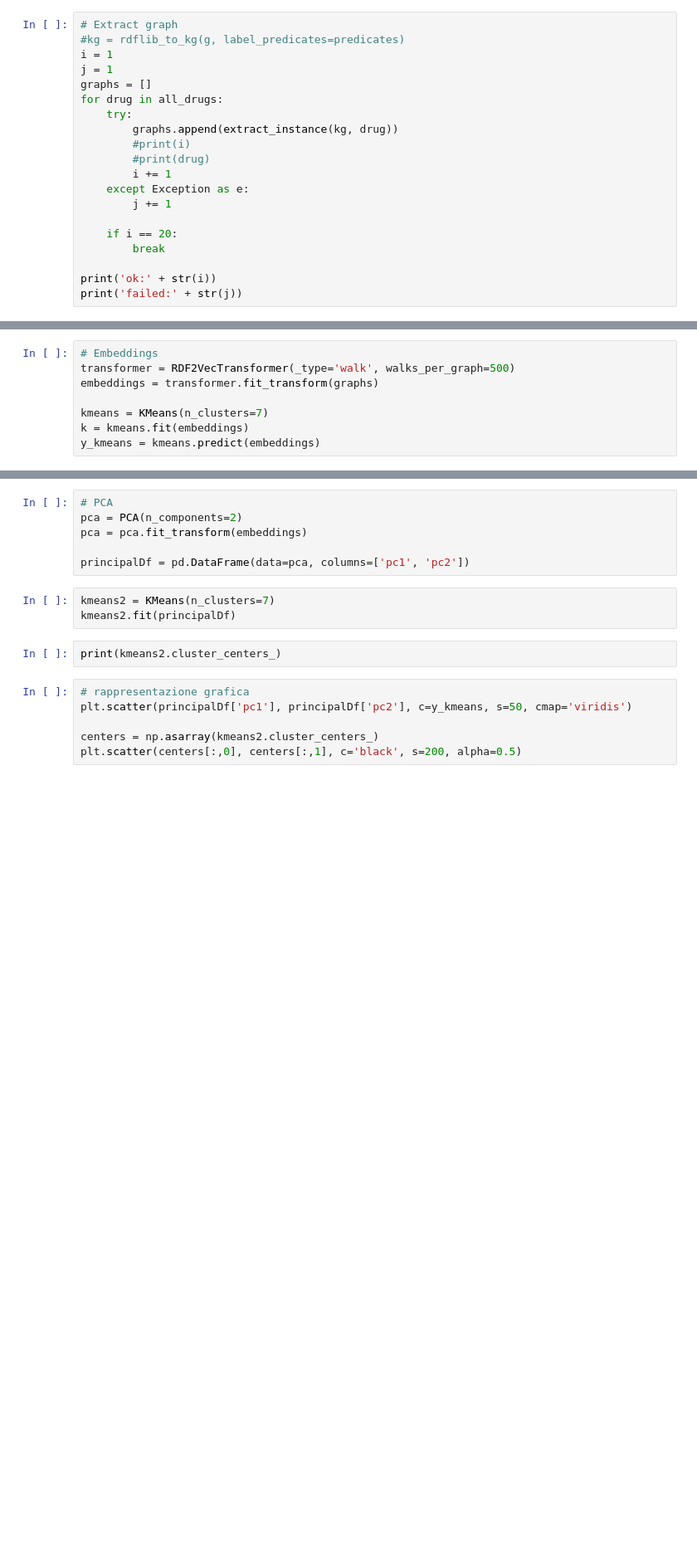
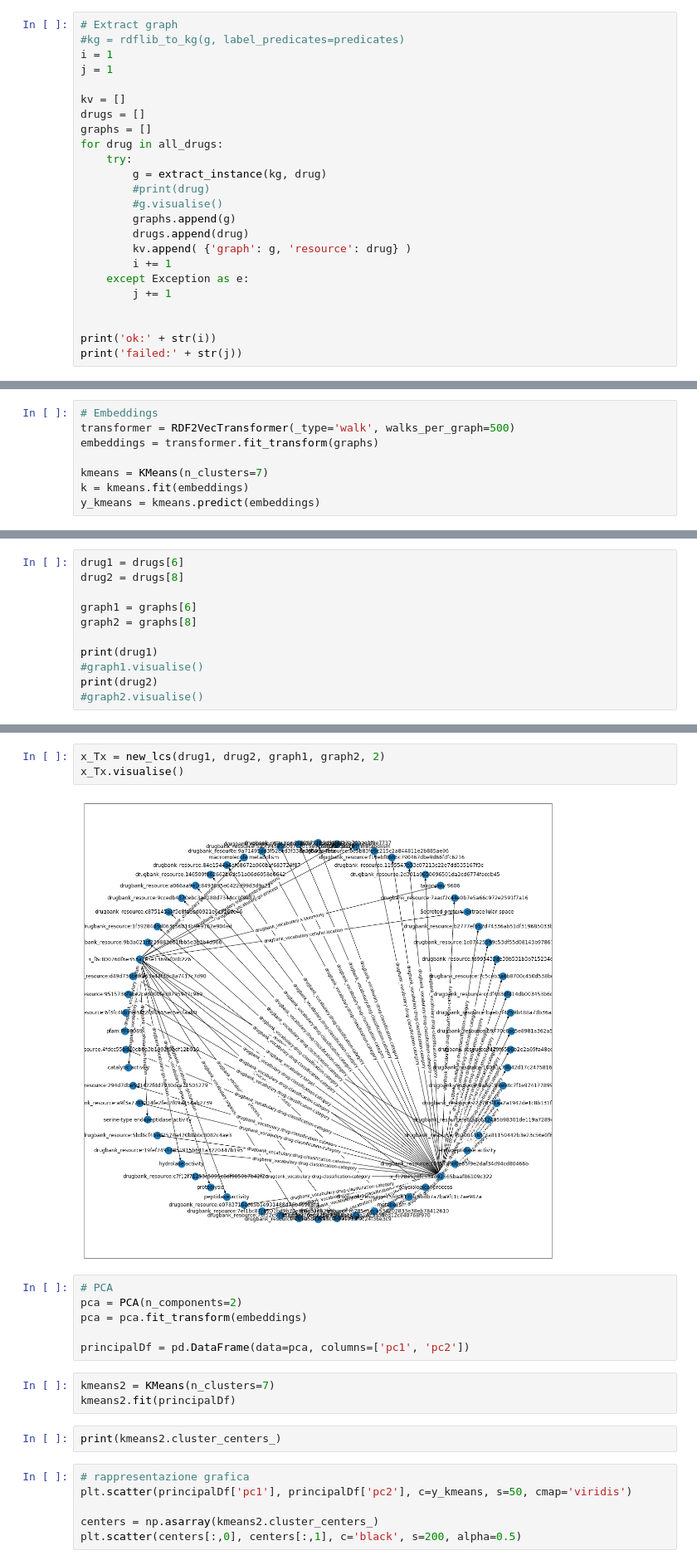
Before and after one commit to SynStratos/RDF_Clustering, a Jupyter notebook: main_nb.ipynb, the cells around one changed output, grey strips where cells are left out. Shown: that part at 83% size. Cells and saved outputs as stored; diff of their text form; blank space fills up the shorter version.

```diff
--- a/main_nb.ipynb
+++ b/main_nb.ipynb
@@ -37,18 +37,22 @@ kg = rdflib_to_kg(g, label_predicates=predicates)
 #kg = rdflib_to_kg(g, label_predicates=predicates)
 i = 1
 j = 1
+
+kv = []
+drugs = []
 graphs = []
 for drug in all_drugs:
     try:
-        graphs.append(extract_instance(kg, drug))
-        #print(i)
+        g = extract_instance(kg, drug)
         #print(drug)
+        #g.visualise()
+        graphs.append(g)
+        drugs.append(drug)
+        kv.append( {'graph': g, 'resource': drug} )
         i += 1
     except Exception as e:
         j += 1
 
-    if i == 20:
-        break
 
 print('ok:' + str(i))
 print('failed:' + str(j))
@@ -170,0 +108,11 @@ y_kmeans = kmeans.predict(embeddings)
+# %%
+drug1 = drugs[6]
+drug2 = drugs[8]
+
+graph1 = graphs[6]
+graph2 = graphs[8]
+
+print(drug1)
+#graph1.visualise()
+print(drug2)
+#graph2.visualise()
@@ -171,3 +122,8 @@ y_kmeans = kmeans.predict(embeddings)
+# %%
+x_Tx = new_lcs(drug1, drug2, graph1, graph2, 2)
+x_Tx.visualise()
+# %% [output]
+[figure, added]
 # %%
 # PCA
 pca = PCA(n_components=2)
```
Also changed, not shown: parts of 11 cells of this notebook, 2 other files.
